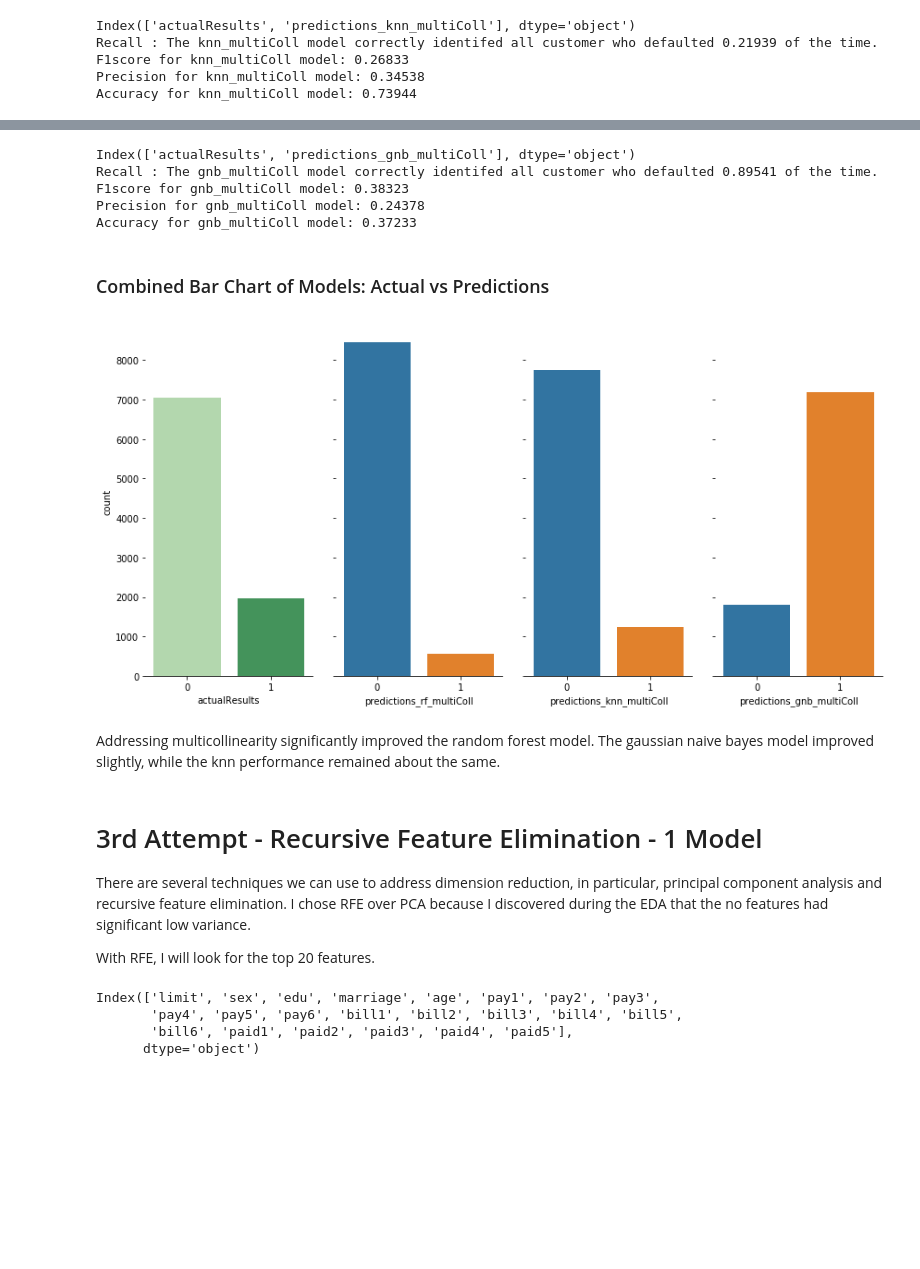
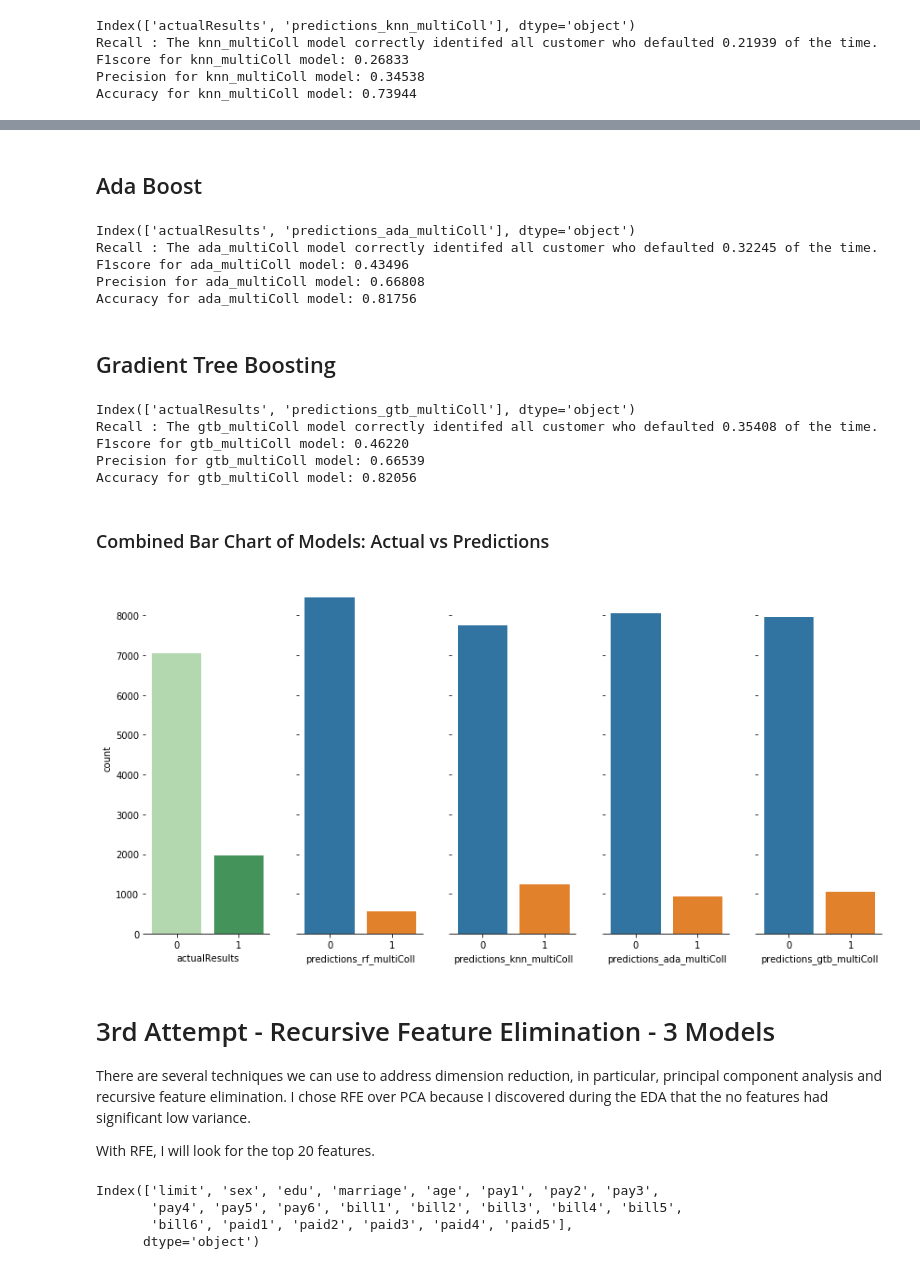
Before and after one commit to T-Daw/LoanDefaultPredictions, a Jupyter notebook: CreditOneClassification.ipynb, the cells around one changed output, grey strips where cells are left out. Saved outputs shown, nothing was run; the diff lists cells and outputs as text; code cells hidden in the pictures; blank space fills up the shorter version.

Commit message:
tidying code, preparing for variable classifier ensemble method

```diff
--- a/CreditOneClassification.ipynb
+++ b/CreditOneClassification.ipynb
@@ -300,7 +358,7 @@ Accuracy for gnb model: 0.39422
 # %% [markdown]
 ### Combined Bar Chart of Models: Actual vs Predictions
 # %%
-fig, axes = plt.subplots(1,5, sharex=True, sharey= True, figsize=(12,6))
+fig, axes = plt.subplots(1,7, sharex=True, sharey= True, figsize=(12,6))
 sns.despine(left=True)
 
 sns.countplot(x='actualResults', data = results_rf, ax=axes[0], palette="Greens" )
@@ -308,6 +366,8 @@ sns.countplot(x='predictions_rf', data = results_rf, ax=axes[1] )
 sns.countplot(x='predictions_lssVM', data =results_lssVM, ax=axes[2] )
 sns.countplot(x='predictions_knn', data = results_knn, ax=axes[3] )
 sns.countplot(x='predictions_gnb', data = results_gnb, ax=axes[4] )
+sns.countplot(x='predictions_ada', data = results_ada, ax=axes[5] )
+sns.countplot(x='predictions_gtb', data = results_gtb, ax=axes[6] )
 
 fig.tight_layout()
 
@@ -388,38 +449,55 @@ Accuracy for knn_multiColl model: 0.73944
+# %% [markdown]
+## Ada Boost
 # %%
-# Gaussian Naive Bayes
-modelName = 'gnb_multiColl'
-gnb_model = GaussianNB()
-gnb_model.fit(X_train, y_train)
-predictions_gnb=gnb_model.predict(X_test)
-results_gnb = predDF(modelName,predictions_gnb, y_test )
-myMetrics(modelName, y_test, predictions_gnb)
+# Ada Boost
+modelName = 'ada_multiColl'
+ada_model = AdaBoostClassifier()
+ada_model.fit(X_train, y_train)
+predictions_ada=ada_model.predict(X_test)
+results_ada = predDF(modelName,predictions_ada, y_test )
+myMetrics(modelName, y_test, predictions_ada)
 # %% [output]
-Index(['actualResults', 'predictions_gnb_multiColl'], dtype='object')
-Recall : The gnb_multiColl model correctly identifed all customer who defaulted 0.89541 of the time.
-F1score for gnb_multiColl model: 0.38323
-Precision for gnb_multiColl model: 0.24378
-Accuracy for gnb_multiColl model: 0.37233
+Index(['actualResults', 'predictions_ada_multiColl'], dtype='object')
+Recall : The ada_multiColl model correctly identifed all customer who defaulted 0.32245 of the time.
+F1score for ada_multiColl model: 0.43496
+Precision for ada_multiColl model: 0.66808
+Accuracy for ada_multiColl model: 0.81756
+# %% [markdown]
+## Gradient Tree Boosting
+# %%
+# GTB Boost
+modelName = 'gtb_multiColl'
+gtb_model = GradientBoostingClassifier()
+gtb_model.fit(X_train, y_train)
+predictions_gtb=gtb_model.predict(X_test)
+results_gtb = predDF(modelName,predictions_gtb, y_test )
+myMetrics(modelName, y_test, predictions_gtb)
+# %% [output]
+Index(['actualResults', 'predictions_gtb_multiColl'], dtype='object')
+Recall : The gtb_multiColl model correctly identifed all customer who defaulted 0.35408 of the time.
+F1score for gtb_multiColl model: 0.46220
+Precision for gtb_multiColl model: 0.66539
+Accuracy for gtb_multiColl model: 0.82056
 # %% [markdown]
 ### Combined Bar Chart of Models: Actual vs Predictions
 # %%
-fig, axes = plt.subplots(1,4, sharex=True, sharey= True, figsize=(12,6))
+fig, axes = plt.subplots(1,5, sharex=True, sharey= True, figsize=(12,6))
 sns.despine(left=True)
 
-sns.countplot(x='actualResults', data = results_rf, ax=axes[0] , palette="Greens")
+sns.countplot(x='actualResults', data = results_rf, ax=axes[0], palette="Greens" )
 sns.countplot(x='predictions_rf_multiColl', data = results_rf, ax=axes[1] )
 sns.countplot(x='predictions_knn_multiColl', data = results_knn, ax=axes[2] )
-sns.countplot(x='predictions_gnb_multiColl', data = results_gnb, ax=axes[3] )
+sns.countplot(x='predictions_ada_multiColl', data = results_ada, ax=axes[3] )
+sns.countplot(x='predictions_gtb_multiColl', data = results_gtb, ax=axes[4] )
 
 fig.tight_layout()
 
 for ax in axes.flat:
     ax.label_outer()
 # %% [output]
-[figure, old version]
+[figure, new version]
-# %% [markdown]
-Addressing multicollinearity significantly improved the random forest model. The gaussian naive bayes model improved slightly, while the knn performance remained about the same.
 # %% [markdown]
-# 3rd Attempt - Recursive Feature Elimination - 1 Model
+# 3rd Attempt - Recursive Feature Elimination - 3 Models
 
 
 There are several techniques we can use to address dimension reduction, in particular, principal component analysis and recursive feature elimination. I chose RFE over PCA because I discovered during the EDA that the no features had significant low variance.
```
Also changed, not shown: parts of 127 cells of this notebook.
